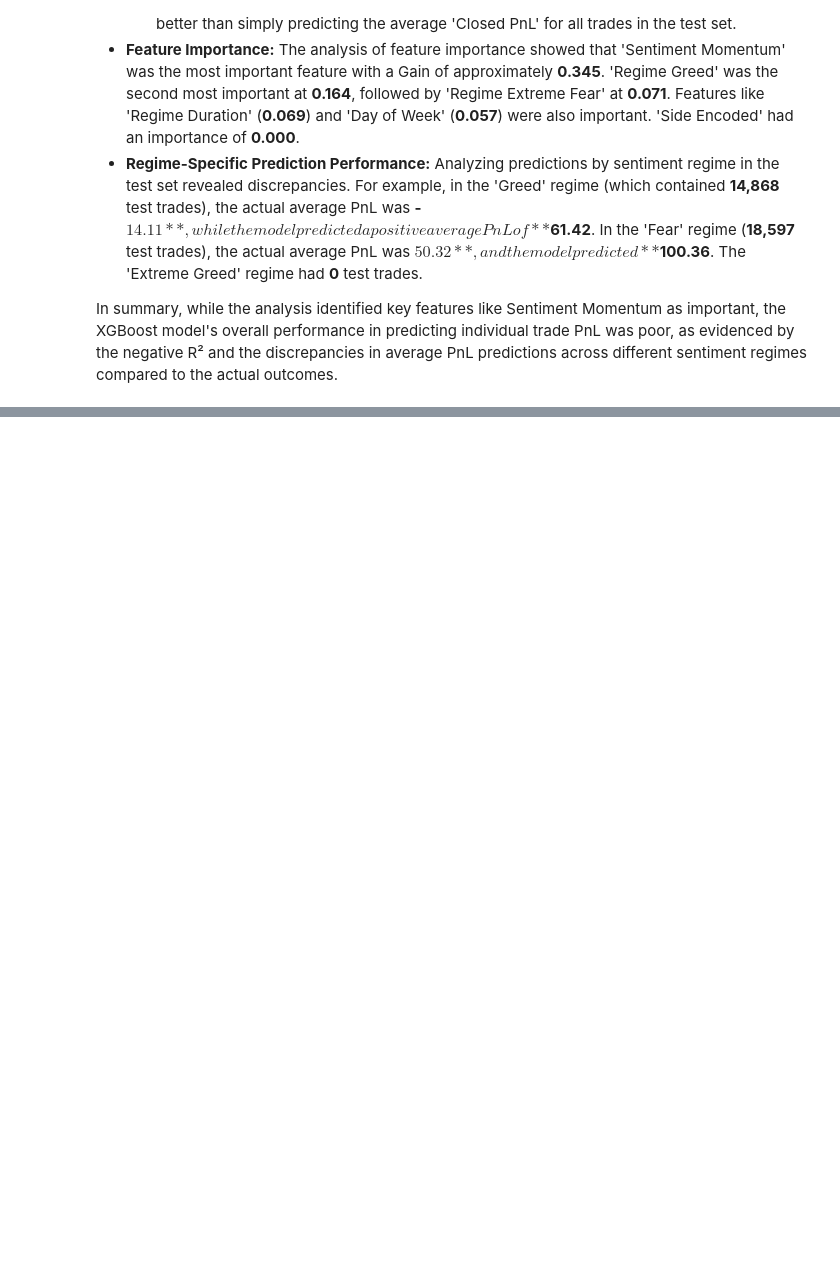
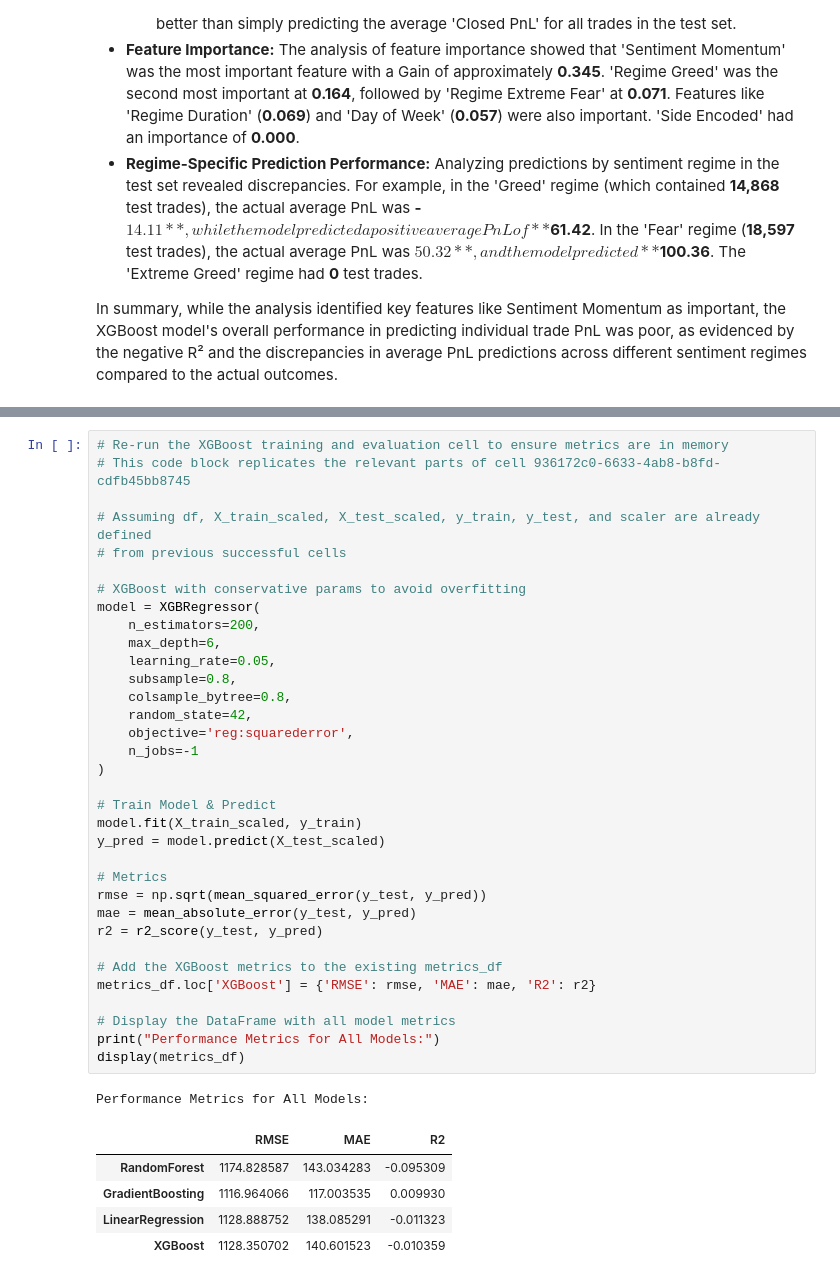
Before and after one commit to Rishabh1108ch/Trader_Behavior_Insights, a Jupyter notebook: MYpractice_Trader_Behavior_Insights_2310.ipynb, the cells around one changed output, grey strips where cells are left out. Cells and saved outputs as stored; diff of their text form; blank space fills up the shorter version.

```diff
--- a/MYpractice_Trader_Behavior_Insights_2310.ipynb
+++ b/MYpractice_Trader_Behavior_Insights_2310.ipynb
@@ -1172,0 +1280,41 @@ Based on these quantitative findings, future work should numerically assess the
+# %%
+# Re-run the XGBoost training and evaluation cell to ensure metrics are in memory
+# This code block replicates the relevant parts of cell 936172c0-6633-4ab8-b8fd-cdfb45bb8745
+
+# Assuming df, X_train_scaled, X_test_scaled, y_train, y_test, and scaler are already defined
+# from previous successful cells
+
+# XGBoost with conservative params to avoid overfitting
+model = XGBRegressor(
+    n_estimators=200,
+    max_depth=6,
+    learning_rate=0.05,
+    subsample=0.8,
+    colsample_bytree=0.8,
+    random_state=42,
+    objective='reg:squarederror',
+    n_jobs=-1
+)
+
+# Train Model & Predict
+model.fit(X_train_scaled, y_train)
+y_pred = model.predict(X_test_scaled)
+
+# Metrics
+rmse = np.sqrt(mean_squared_error(y_test, y_pred))
+mae = mean_absolute_error(y_test, y_pred)
+r2 = r2_score(y_test, y_pred)
+
+# Add the XGBoost metrics to the existing metrics_df
+metrics_df.loc['XGBoost'] = {'RMSE': rmse, 'MAE': mae, 'R2': r2}
+
+# Display the DataFrame with all model metrics
+print("Performance Metrics for All Models:")
+display(metrics_df)
+# %% [output]
+Performance Metrics for All Models:
+|  | RMSE | MAE | R2 |
+| RandomForest | 1174.828587 | 143.034283 | -0.095309 |
+| GradientBoosting | 1116.964066 | 117.003535 | 0.009930 |
+| LinearRegression | 1128.888752 | 138.085291 | -0.011323 |
+| XGBoost | 1128.350702 | 140.601523 | -0.010359 |
```
Also changed, not shown: parts of 14 cells of this notebook.
